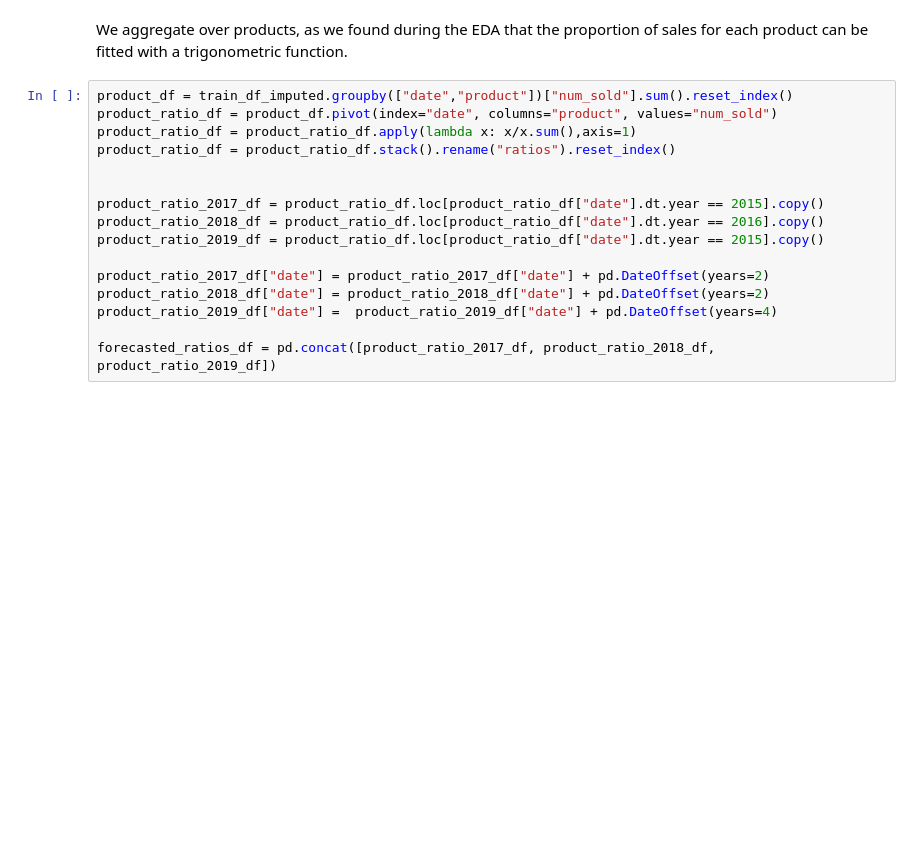
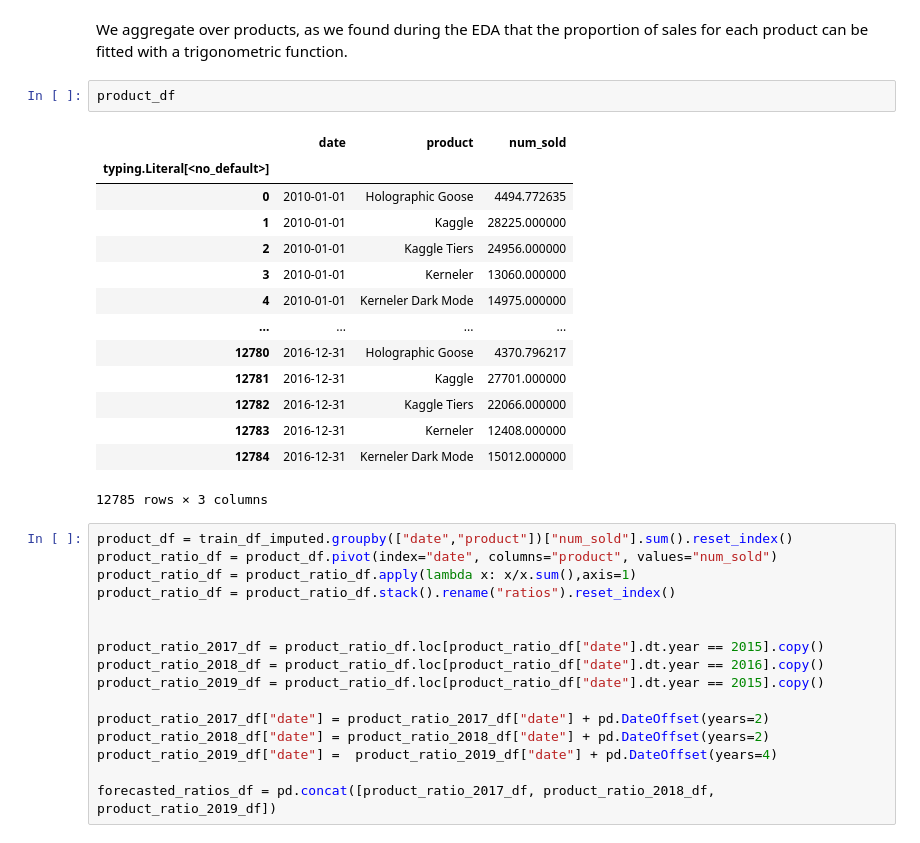
Before and after one commit to fyenne/kaggle_toolbox, a Jupyter notebook: pgs51/s5e1-previous-years-baseline-no-model.ipynb, the cells around one changed output. Saved outputs shown, nothing was run; the diff lists cells and outputs as text; blank space fills up the shorter version.

```diff
--- a/pgs51/s5e1-previous-years-baseline-no-model.ipynb
+++ b/pgs51/s5e1-previous-years-baseline-no-model.ipynb
@@ -334,6 +325,23 @@ store_weights = train_df_imputed.groupby("store")["num_sold"].sum()/train_df_imp
 ## Product Weights
 # %% [markdown]
 We aggregate over products, as we found during the EDA that the proportion of sales for each product can be fitted with a trigonometric function.
+# %%
+product_df
+# %% [output]
+|  | date | product | num_sold |
+| typing.Literal[<no_default>] |  |  |  |
+| 0 | 2010-01-01 | Holographic Goose | 4494.772635 |
+| 1 | 2010-01-01 | Kaggle | 28225.000000 |
+| 2 | 2010-01-01 | Kaggle Tiers | 24956.000000 |
+| 3 | 2010-01-01 | Kerneler | 13060.000000 |
+| 4 | 2010-01-01 | Kerneler Dark Mode | 14975.000000 |
+| ... | ... | ... | ... |
+| 12780 | 2016-12-31 | Holographic Goose | 4370.796217 |
+| 12781 | 2016-12-31 | Kaggle | 27701.000000 |
+| 12782 | 2016-12-31 | Kaggle Tiers | 22066.000000 |
+| 12783 | 2016-12-31 | Kerneler | 12408.000000 |
+| 12784 | 2016-12-31 | Kerneler Dark Mode | 15012.000000 |
+12785 rows × 3 columns
 # %%
 product_df = train_df_imputed.groupby(["date","product"])["num_sold"].sum().reset_index()
 product_ratio_df = product_df.pivot(index="date", columns="product", values="num_sold")
```
Also changed, not shown: parts of 30 cells of this notebook, 1 other file.
